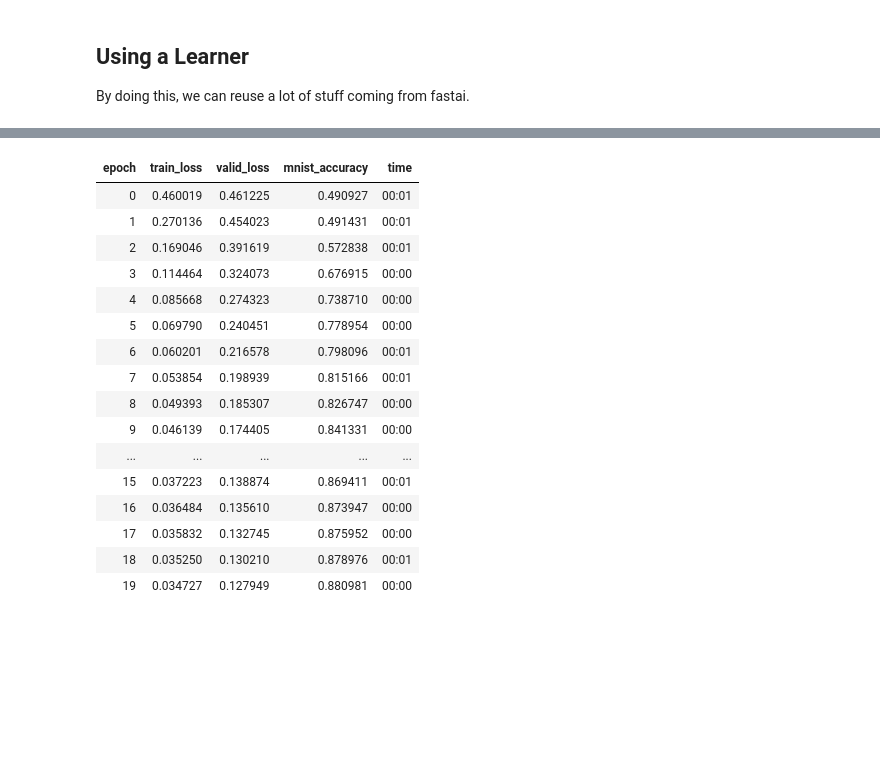
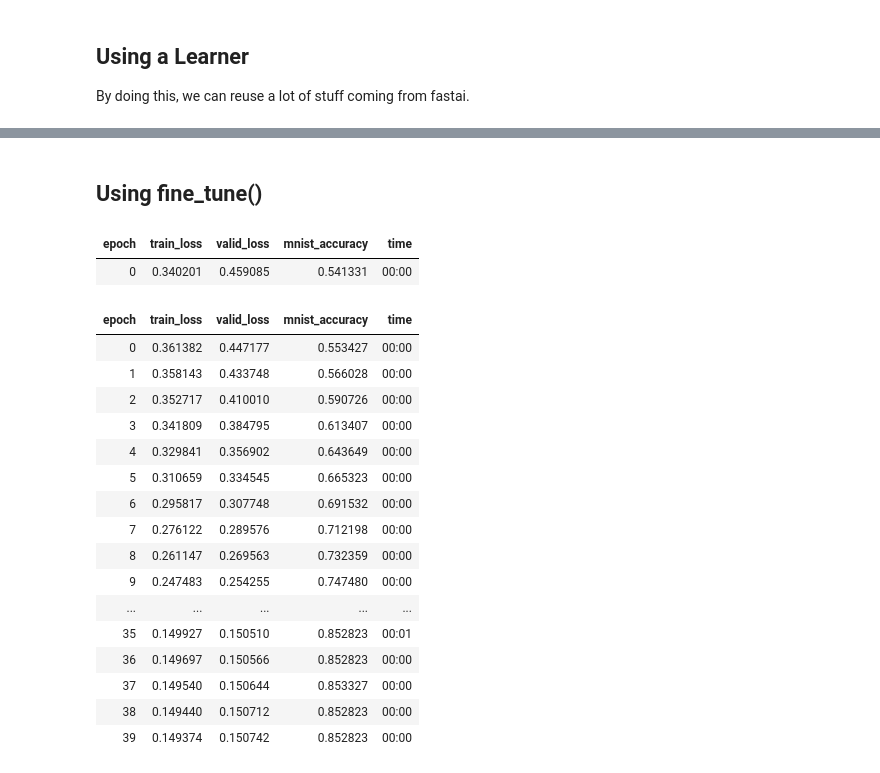
Before and after one commit to arunoda/fastai-v4, a Jupyter notebook: 04.4.mnist-sgd.ipynb, the cells around one changed output, grey strips where cells are left out. Cells and saved outputs as stored; diff of their text form; code cells hidden in the pictures; blank space fills up the shorter version.

```diff
--- a/04.4.mnist-sgd.ipynb
+++ b/04.4.mnist-sgd.ipynb
@@ -502,20 +536,25 @@ nn_learn = Learner(dls, nn_model, opt_func=SGD, loss_func=mnist_loss, metrics=mn
-# %%
-nn_learn.fit(20, lr=0.1)
-# %% [output]
-| epoch | train_loss | valid_loss | mnist_accuracy | time |
-| 0 | 0.460019 | 0.461225 | 0.490927 | 00:01 |
-| 1 | 0.270136 | 0.454023 | 0.491431 | 00:01 |
-| 2 | 0.169046 | 0.391619 | 0.572838 | 00:01 |
-| 3 | 0.114464 | 0.324073 | 0.676915 | 00:00 |
-| 4 | 0.085668 | 0.274323 | 0.738710 | 00:00 |
-| 5 | 0.069790 | 0.240451 | 0.778954 | 00:00 |
-| 6 | 0.060201 | 0.216578 | 0.798096 | 00:01 |
-| 7 | 0.053854 | 0.198939 | 0.815166 | 00:01 |
-| 8 | 0.049393 | 0.185307 | 0.826747 | 00:00 |
-| 9 | 0.046139 | 0.174405 | 0.841331 | 00:00 |
-| ... | ... | ... | ... | ... |
-| 15 | 0.037223 | 0.138874 | 0.869411 | 00:01 |
-| 16 | 0.036484 | 0.135610 | 0.873947 | 00:00 |
-| 17 | 0.035832 | 0.132745 | 0.875952 | 00:00 |
-| 18 | 0.035250 | 0.130210 | 0.878976 | 00:01 |
-| 19 | 0.034727 | 0.127949 | 0.880981 | 00:00 |
+# %% [markdown]
+## Using fine_tune()
+# %%
+learn = Learner(dls, MyNNModel(28*28), loss_func=mnist_loss, opt_func=SGD, metrics=mnist_accuracy)
+learn.fine_tune(40, base_lr=0.1)
+# %% [output]
+| epoch | train_loss | valid_loss | mnist_accuracy | time |
+| 0 | 0.340201 | 0.459085 | 0.541331 | 00:00 |
+| epoch | train_loss | valid_loss | mnist_accuracy | time |
+| 0 | 0.361382 | 0.447177 | 0.553427 | 00:00 |
+| 1 | 0.358143 | 0.433748 | 0.566028 | 00:00 |
+| 2 | 0.352717 | 0.410010 | 0.590726 | 00:00 |
+| 3 | 0.341809 | 0.384795 | 0.613407 | 00:00 |
+| 4 | 0.329841 | 0.356902 | 0.643649 | 00:00 |
+| 5 | 0.310659 | 0.334545 | 0.665323 | 00:00 |
+| 6 | 0.295817 | 0.307748 | 0.691532 | 00:00 |
+| 7 | 0.276122 | 0.289576 | 0.712198 | 00:00 |
+| 8 | 0.261147 | 0.269563 | 0.732359 | 00:00 |
+| 9 | 0.247483 | 0.254255 | 0.747480 | 00:00 |
+| ... | ... | ... | ... | ... |
+| 35 | 0.149927 | 0.150510 | 0.852823 | 00:01 |
+| 36 | 0.149697 | 0.150566 | 0.852823 | 00:00 |
+| 37 | 0.149540 | 0.150644 | 0.853327 | 00:00 |
+| 38 | 0.149440 | 0.150712 | 0.852823 | 00:00 |
+| 39 | 0.149374 | 0.150742 | 0.852823 | 00:00 |
```
Also changed, not shown: parts of 30 cells of this notebook, 1 other file.
